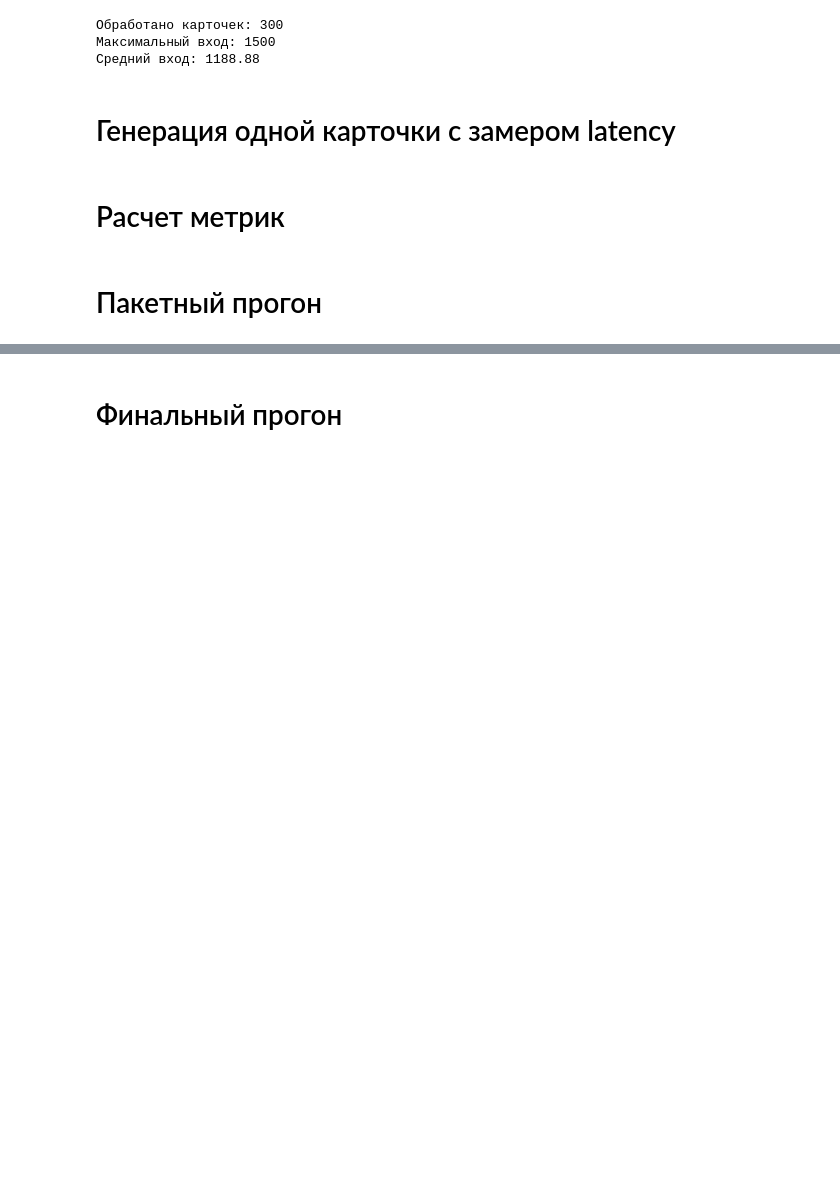
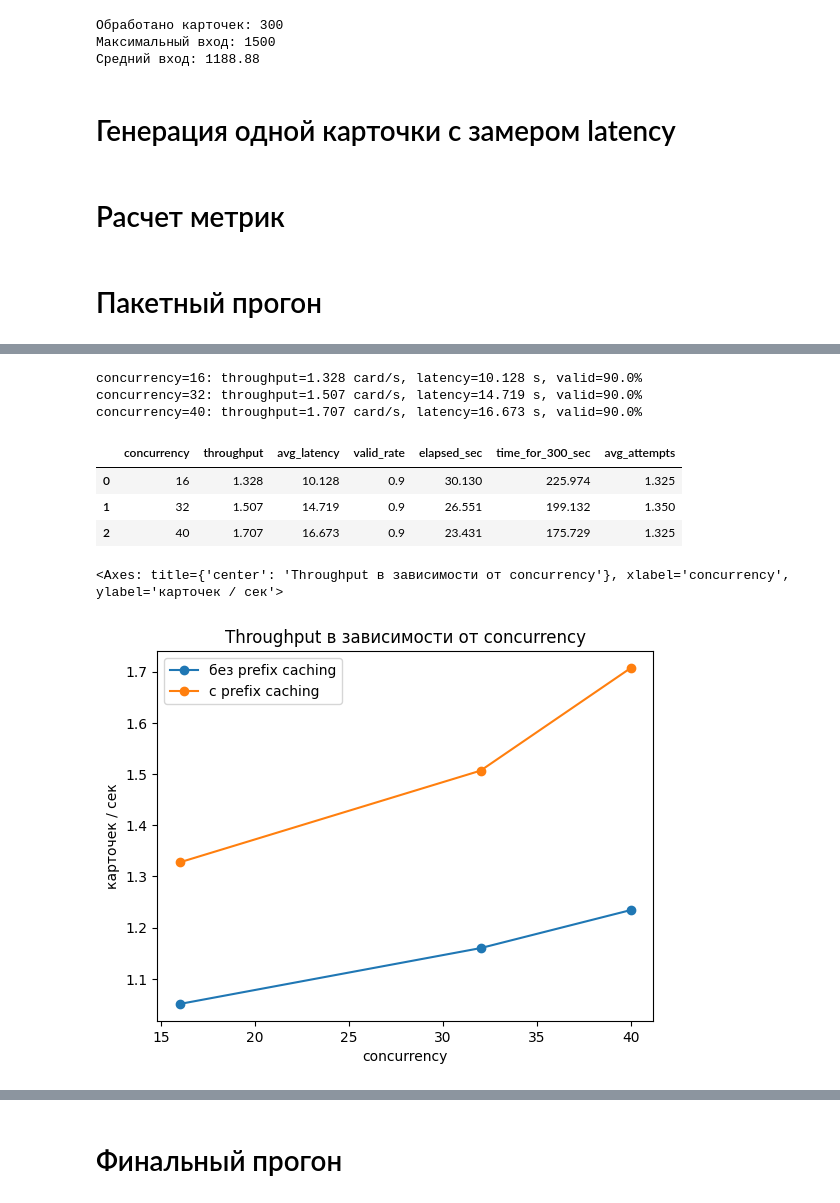
Before and after one commit to RYueV/marketplace-product-cards, a Jupyter notebook: notebooks/05_batching_benchmark.ipynb, the cells around one changed output, grey strips where cells are left out. Cells and saved outputs as stored; diff of their text form; code cells hidden in the pictures; blank space fills up the shorter version.

Commit message:
Add batching and quantization benchmarks

```diff
--- a/notebooks/05_batching_benchmark.ipynb
+++ b/notebooks/05_batching_benchmark.ipynb
@@ -175,7 +216,7 @@ len(experiment_items)
 # %%
 experiment_results = []
 
-for concurrency in [1, 4, 16, 32]:
+for concurrency in [1, 4, 16, 32, 40]:
     _, metrics = await run_benchmark(
         items=experiment_items,
         concurrency=concurrency,
@@ -212,10 +266,68 @@ experiment_df[
+# %%
+prefix_cache_results = []
+
+for concurrency in [16, 32, 40]:
+    _, metrics = await run_benchmark(
+        items=experiment_items,
+        concurrency=concurrency,
+        client=client,
+        model_name=model_name,
+        generation_params=generation_params,
+    )
+
+    prefix_cache_results.append({
+        "concurrency": concurrency,
+        **metrics,
+    })
+
+    print(
+        f"concurrency={concurrency}: "
+        f"throughput={metrics['throughput']:.3f} card/s, "
+        f"latency={metrics['avg_latency']:.3f} s, "
+        f"valid={metrics['valid_rate']:.1%}"
+    )
+# %% [output]
+concurrency=16: throughput=1.328 card/s, latency=10.128 s, valid=90.0%
+concurrency=32: throughput=1.507 card/s, latency=14.719 s, valid=90.0%
+concurrency=40: throughput=1.707 card/s, latency=16.673 s, valid=90.0%
+# %%
+prefix_cache_df = pd.DataFrame(prefix_cache_results)
+
+prefix_cache_df[
+    [
+        "concurrency",
+        "throughput",
+        "avg_latency",
+        "valid_rate",
+        "elapsed_sec",
+        "time_for_300_sec",
+        "avg_attempts",
+    ]
+].round(3)
+# %% [output]
+|  | concurrency | throughput | avg_latency | valid_rate | elapsed_sec | time_for_300_sec | avg_attempts |
+| 0 | 16 | 1.328 | 10.128 | 0.9 | 30.130 | 225.974 | 1.325 |
+| 1 | 32 | 1.507 | 14.719 | 0.9 | 26.551 | 199.132 | 1.350 |
+| 2 | 40 | 1.707 | 16.673 | 0.9 | 23.431 | 175.729 | 1.325 |
 # %%
-experiment_df.plot(
-        x="concurrency",
-        y="throughput",
-        marker="o",
-        ylabel="карточек / сек",
-        title="Throughput в зависимости от concurrency",
-        legend=False,
+throughput_df = (
+    experiment_df[["concurrency", "throughput"]]
+    .merge(
+        prefix_cache_df[["concurrency", "throughput"]],
+        on="concurrency",
+        suffixes=("_without_cache", "_with_cache"),
+    )
 )
+
+throughput_df.plot(
+    x="concurrency",
+    y=["throughput_without_cache", "throughput_with_cache"],
+    marker="o",
+    ylabel="карточек / сек",
+    title="Throughput в зависимости от concurrency",
+    label=["без prefix caching", "с prefix caching"],
+)
+# %% [output]
+<Axes: title={'center': 'Throughput в зависимости от concurrency'}, xlabel='concurrency', ylabel='карточек / сек'>
+[figure, added]
 # %%
```
Also changed, not shown: parts of 21 cells of this notebook.
